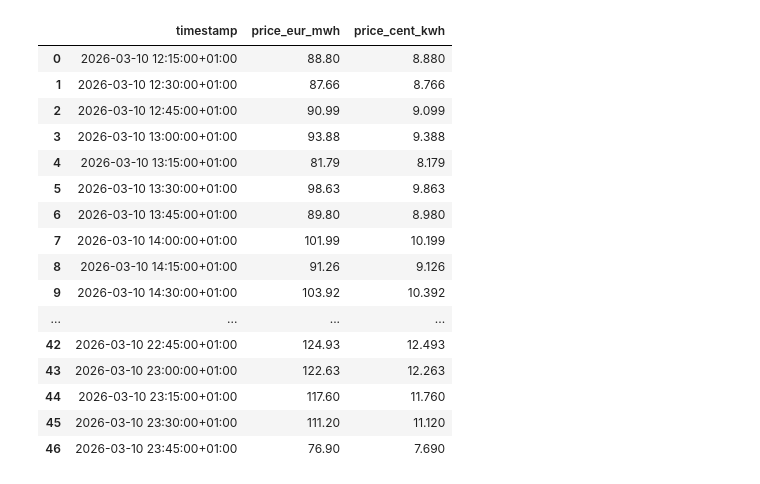
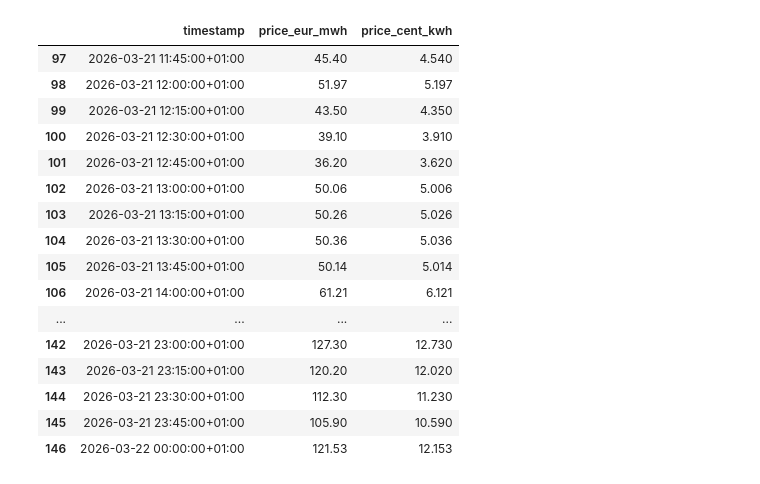
Before and after one commit to joschamz/hems-automation, a Jupyter notebook: Prices_import_eda.ipynb, the cells around one changed output. Saved outputs shown, nothing was run; the diff lists cells and outputs as text; code cells hidden in the pictures.

```diff
--- a/Prices_import_eda.ipynb
+++ b/Prices_import_eda.ipynb
@@ -47,21 +47,21 @@ DE_LU available future rows: 47
 # %%
 prices_df["price_cent_kwh"] = prices_df['price_eur_mwh'] / 10
-prices_df
+prices_df.tail(50)
 # %% [output]
 |  | timestamp | price_eur_mwh | price_cent_kwh |
-| 0 | 2026-03-10 12:15:00+01:00 | 88.80 | 8.880 |
-| 1 | 2026-03-10 12:30:00+01:00 | 87.66 | 8.766 |
-| 2 | 2026-03-10 12:45:00+01:00 | 90.99 | 9.099 |
-| 3 | 2026-03-10 13:00:00+01:00 | 93.88 | 9.388 |
-| 4 | 2026-03-10 13:15:00+01:00 | 81.79 | 8.179 |
-| 5 | 2026-03-10 13:30:00+01:00 | 98.63 | 9.863 |
-| 6 | 2026-03-10 13:45:00+01:00 | 89.80 | 8.980 |
-| 7 | 2026-03-10 14:00:00+01:00 | 101.99 | 10.199 |
-| 8 | 2026-03-10 14:15:00+01:00 | 91.26 | 9.126 |
-| 9 | 2026-03-10 14:30:00+01:00 | 103.92 | 10.392 |
+| 97 | 2026-03-21 11:45:00+01:00 | 45.40 | 4.540 |
+| 98 | 2026-03-21 12:00:00+01:00 | 51.97 | 5.197 |
+| 99 | 2026-03-21 12:15:00+01:00 | 43.50 | 4.350 |
+| 100 | 2026-03-21 12:30:00+01:00 | 39.10 | 3.910 |
+| 101 | 2026-03-21 12:45:00+01:00 | 36.20 | 3.620 |
+| 102 | 2026-03-21 13:00:00+01:00 | 50.06 | 5.006 |
+| 103 | 2026-03-21 13:15:00+01:00 | 50.26 | 5.026 |
+| 104 | 2026-03-21 13:30:00+01:00 | 50.36 | 5.036 |
+| 105 | 2026-03-21 13:45:00+01:00 | 50.14 | 5.014 |
+| 106 | 2026-03-21 14:00:00+01:00 | 61.21 | 6.121 |
 | ... | ... | ... | ... |
-| 42 | 2026-03-10 22:45:00+01:00 | 124.93 | 12.493 |
-| 43 | 2026-03-10 23:00:00+01:00 | 122.63 | 12.263 |
-| 44 | 2026-03-10 23:15:00+01:00 | 117.60 | 11.760 |
-| 45 | 2026-03-10 23:30:00+01:00 | 111.20 | 11.120 |
-| 46 | 2026-03-10 23:45:00+01:00 | 76.90 | 7.690 |
+| 142 | 2026-03-21 23:00:00+01:00 | 127.30 | 12.730 |
+| 143 | 2026-03-21 23:15:00+01:00 | 120.20 | 12.020 |
+| 144 | 2026-03-21 23:30:00+01:00 | 112.30 | 11.230 |
+| 145 | 2026-03-21 23:45:00+01:00 | 105.90 | 10.590 |
+| 146 | 2026-03-22 00:00:00+01:00 | 121.53 | 12.153 |
```
Also changed, not shown: parts of 1 cell of this notebook, 7 other files.
